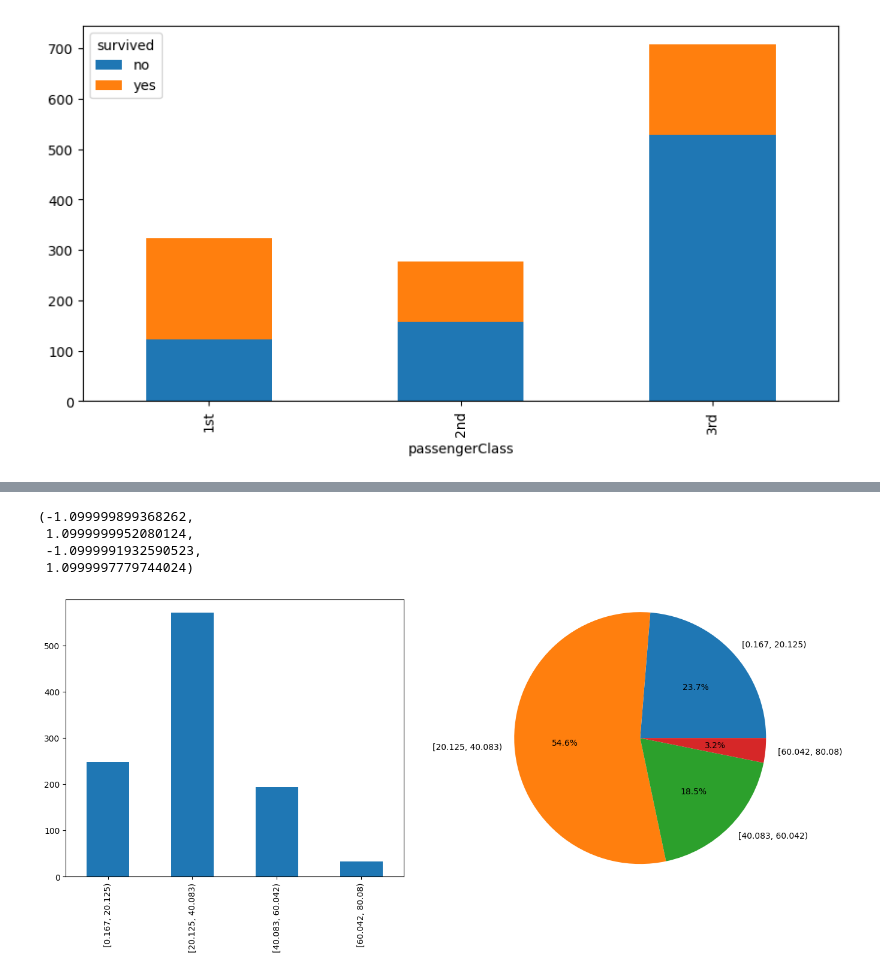
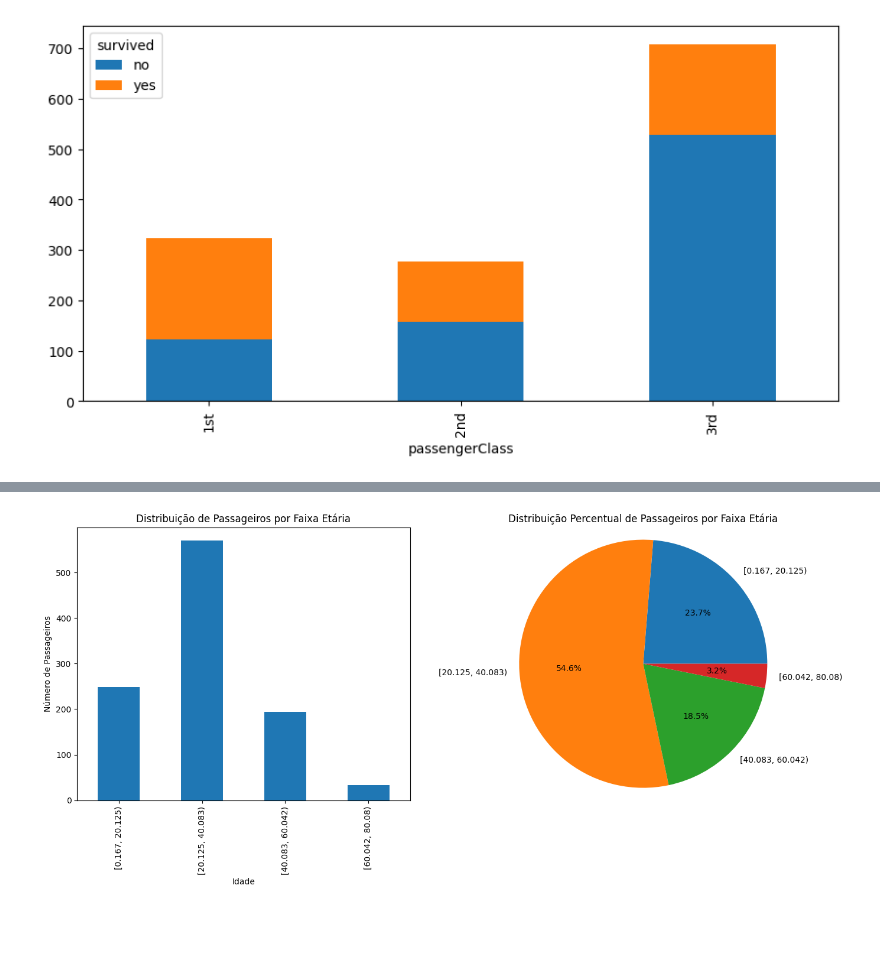
Before and after one commit to florencioq/Statistics, a Jupyter notebook: Estatística Descritiva 01.ipynb, the cells around one changed output, grey strips where cells are left out. Cells and saved outputs as stored; diff of their text form; code cells hidden in the pictures; blank space fills up the shorter version.

```diff
--- a/Estatística Descritiva 01.ipynb
+++ b/Estatística Descritiva 01.ipynb
@@ -272,18 +335,23 @@ out.value_counts().plot.bar(figsize=[14, 6])
 # %%
+# Preparar os dados
 fig, axes = plt.subplots(nrows=1, ncols=2, figsize=(16, 6))
 n_bins = 4
 s = titanic["age"].dropna().to_numpy()
 out, bins = pd.cut(s, bins=n_bins, include_lowest=True, right=False, retbins=True)
+
+# Plotar o gráfico de barras
 out.value_counts().plot.bar(ax=axes[0])
+axes[0].set_xlabel('Idade')
+axes[0].set_ylabel('Número de Passageiros')
+axes[0].set_title('Distribuição de Passageiros por Faixa Etária')
 
-s = titanic["age"].dropna().to_numpy()
-out, bins = pd.cut(s, bins=n_bins, include_lowest=True, right=False, retbins=True)
+# Plotar o gráfico de pizza
 out.value_counts().plot.pie(ax=axes[1], legend=False, autopct="%1.1f%%")
-plt.ylabel("")
+axes[1].set_ylabel('')
+axes[1].set_title('Distribuição Percentual de Passageiros por Faixa Etária')
 plt.axis("equal")
+
+# Mostrar o gráfico
+plt.show()
 # %% [output]
-(-1.099999899368262,
- 1.0999999952080124,
- -1.0999991932590523,
- 1.0999997779744024)
-[figure, old version]
+[figure, new version]
```
Also changed, not shown: parts of 31 cells of this notebook.
